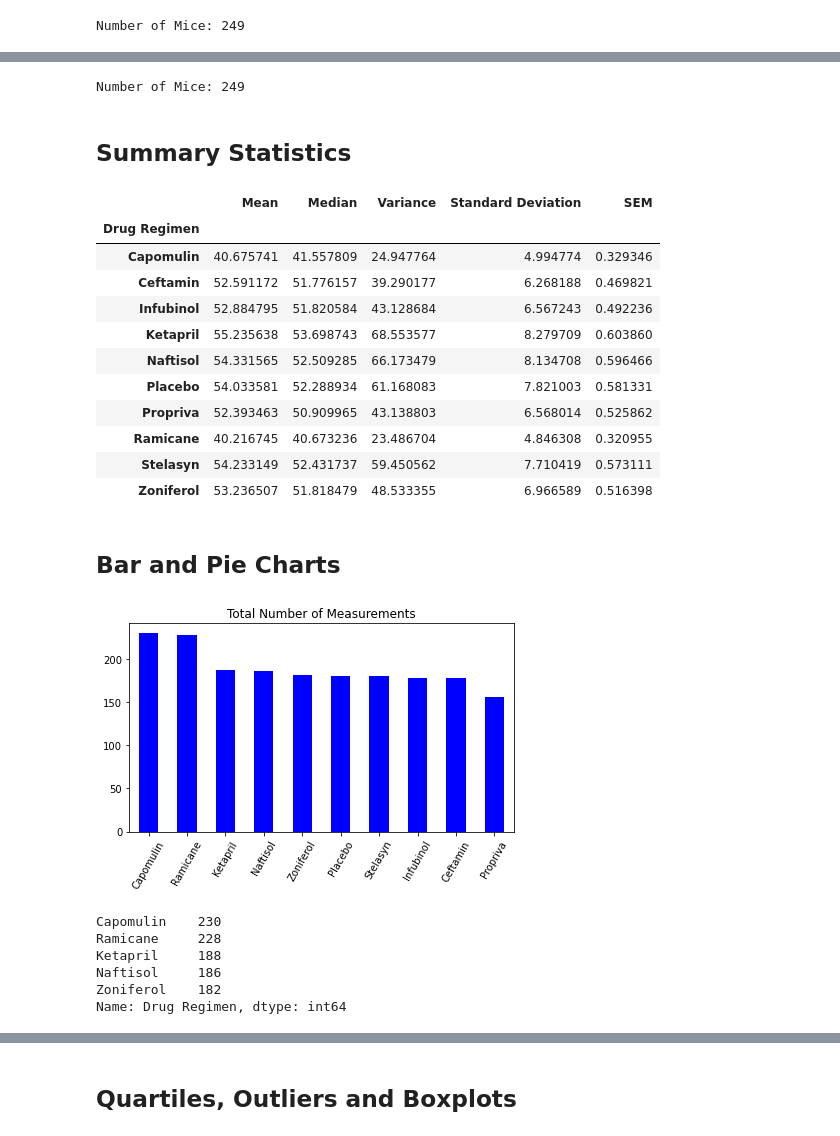
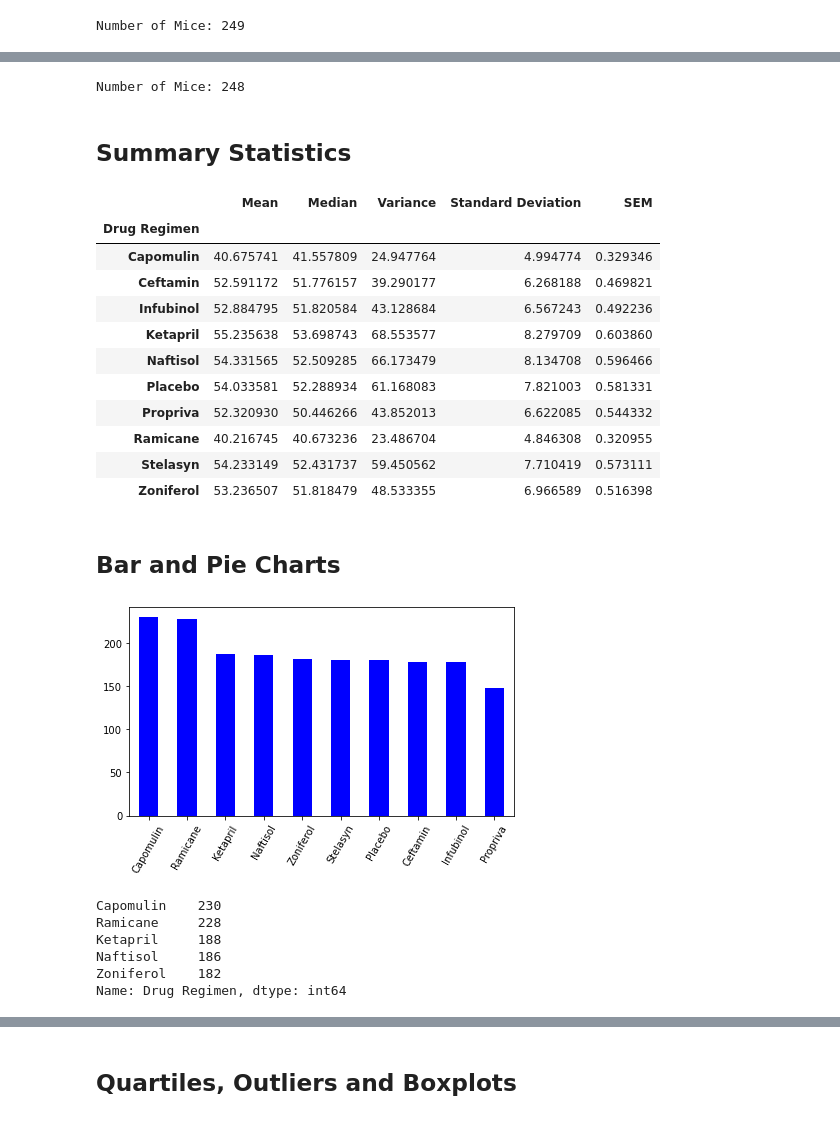
Before and after one commit to sustainedtang/matplotlib-challenge-, a Jupyter notebook: pymaceuticals_starter.ipynb, the cells around one changed output, grey strips where cells are left out. Saved outputs shown, nothing was run; the diff lists cells and outputs as text; code cells hidden in the pictures.

Commit message:
Removed duplicate mouse
Completely removed by advice of Mark

```diff
--- a/pymaceuticals_starter.ipynb
+++ b/pymaceuticals_starter.ipynb
@@ -74,8 +77,9 @@ duplicates_mice
 | 920 | g989 | Propriva | Female | 21 | 26 | 35 | 62.570880 | ... |
 # %%
 # Create a clean DataFrame by dropping the duplicate mouse by its ID.
-mice_data = combined_data.drop_duplicates(subset=(['Mouse ID', 'Timepoint'])).reset_index(drop=True)
-mice_data.head(None)
+#mice_data = combined_data.drop_duplicates(subset=(['Mouse ID', 'Timepoint'])).reset_index(drop=True)
+mice_data = combined_data[combined_data['Mouse ID'] != 'g989']
+mice_data.head(915)
 # %% [output]
 |  | Mouse ID | Drug Regimen | Sex | Age_months | Weight (g) | Timepoint | Tumor Volume (mm3) | ... |
 | 0 | k403 | Ramicane | Male | 21 | 16 | 0 | 45.000000 | ... |
@@ -93,9 +97,9 @@ mice_data.head(None)
 # %%
 # Checking the number of mice in the clean DataFrame.
-checkmice2 = mice_data['Mouse ID'].value_counts().count()
+checkmice2 = mice_data["Mouse ID"].value_counts().count()
 print(f'Number of Mice: {checkmice2}')
 # %% [output]
-Number of Mice: 249
+Number of Mice: 248
 # %% [markdown]
 ## Summary Statistics
 # %%
@@ -125,7 +129,7 @@ drug_table
 | Ketapril | 55.235638 | 53.698743 | 68.553577 | 8.279709 | 0.603860 |
 | Naftisol | 54.331565 | 52.509285 | 66.173479 | 8.134708 | 0.596466 |
 | Placebo | 54.033581 | 52.288934 | 61.168083 | 7.821003 | 0.581331 |
-| Propriva | 52.393463 | 50.909965 | 43.138803 | 6.568014 | 0.525862 |
+| Propriva | 52.320930 | 50.446266 | 43.852013 | 6.622085 | 0.544332 |
 | Ramicane | 40.216745 | 40.673236 | 23.486704 | 4.846308 | 0.320955 |
 | Stelasyn | 54.233149 | 52.431737 | 59.450562 | 7.710419 | 0.573111 |
 | Zoniferol | 53.236507 | 51.818479 | 48.533355 | 6.966589 | 0.516398 |
@@ -134,16 +138,16 @@ drug_table
 # %%
 # Generate a bar plot showing the total number of measurements taken on each drug regimen using pandas.
 
 drugs_bar = mice_data["Drug Regimen"].value_counts()
 drug_names = drugs_bar.index.tolist()
 
 drugs_bar.plot(kind="bar", color="b", rot=60)
 plt.tight_layout()
-plt.title("Total Number of Measurements")
+#plt.title("Total Number of Measurements")
 plt.show()
 drugs_bar.head()
 # %% [output]
-[figure, old version]
+[figure, new version]
 Capomulin    230
 Ramicane     228
 Ketapril     188
```
Also changed, not shown: parts of 10 cells of this notebook.
